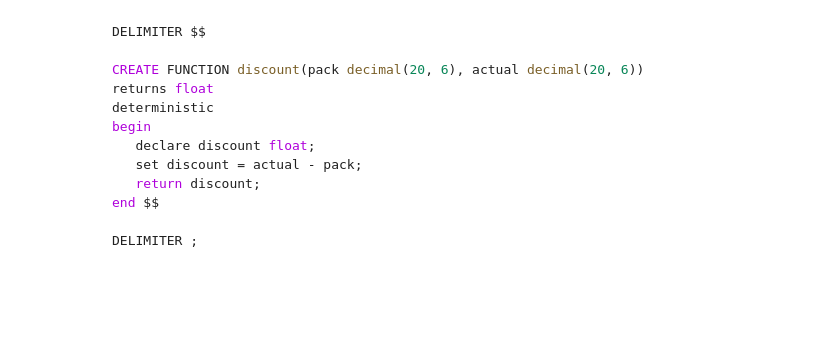
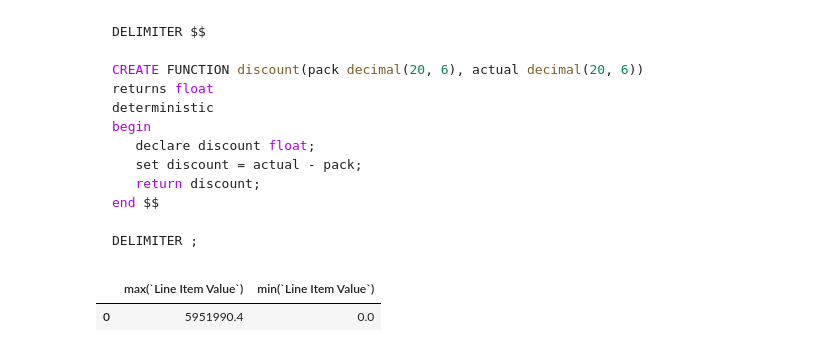
Before and after one commit to dev-hack95/SQL, a Jupyter notebook: SQL5.ipynb, the cells around one changed output. Drawn from its saved outputs; the diff is of its cells as text; code cells hidden in the pictures; blank space fills up the shorter version.

````diff
--- a/SQL5.ipynb
+++ b/SQL5.ipynb
@@ -163,3 +163,10 @@ end $$
 
 DELIMITER ;
 ```
+# %%
+data.query("""
+select max(`Line Item Value`), min(`Line Item Value`) from supply_chain;
+""")
+# %% [output]
+|  | max(`Line Item Value`) | min(`Line Item Value`) |
+| 0 | 5951990.4 | 0.0 |
````
Also changed, not shown: parts of 3 cells of this notebook.
